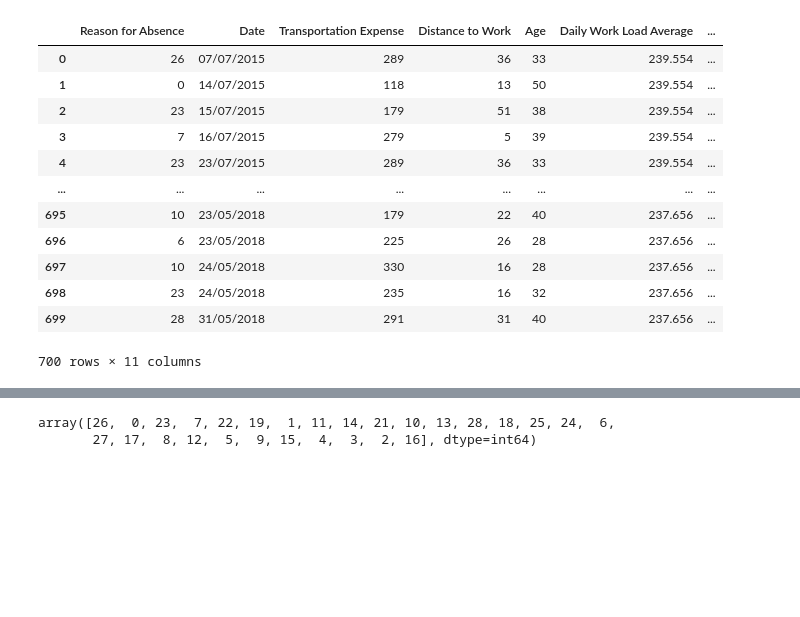
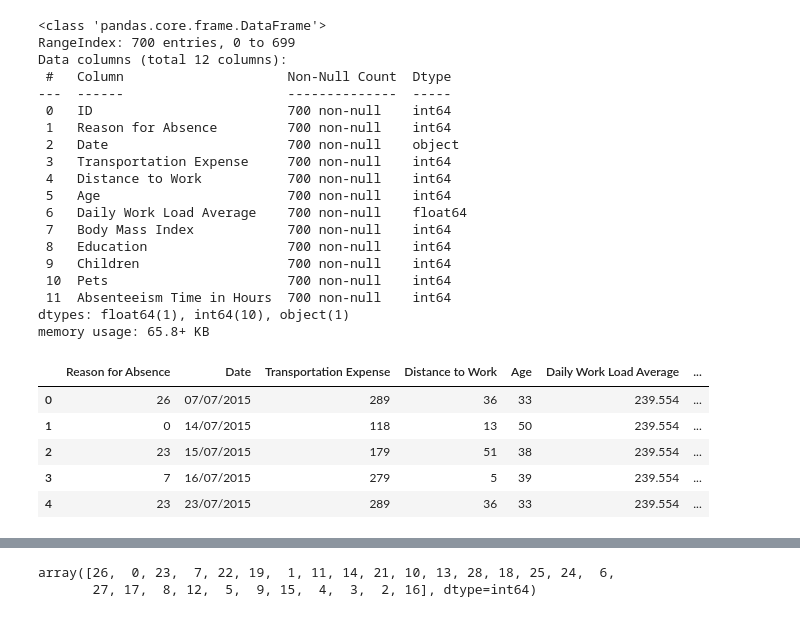
Before and after one commit to Est1y/Abscenteeism_Check, a Jupyter notebook: Abscenteism_project_Preprocesing_Steps.ipynb, the cells around one changed output, grey strips where cells are left out. Saved outputs shown, nothing was run; the diff lists cells and outputs as text; code cells hidden in the pictures; blank space fills up the shorter version.

```diff
--- a/Abscenteism_project_Preprocesing_Steps.ipynb
+++ b/Abscenteism_project_Preprocesing_Steps.ipynb
@@ -24,18 +19,33 @@ data
+# %%
+data.info()
+# %% [output]
+<class 'pandas.core.frame.DataFrame'>
+RangeIndex: 700 entries, 0 to 699
+Data columns (total 12 columns):
+ #   Column                     Non-Null Count  Dtype
+---  ------                     --------------  -----
+ 0   ID                         700 non-null    int64
+ 1   Reason for Absence         700 non-null    int64
+ 2   Date                       700 non-null    object
+ 3   Transportation Expense     700 non-null    int64
+ 4   Distance to Work           700 non-null    int64
+ 5   Age                        700 non-null    int64
+ 6   Daily Work Load Average    700 non-null    float64
+ 7   Body Mass Index            700 non-null    int64
+ 8   Education                  700 non-null    int64
+ 9   Children                   700 non-null    int64
+ 10  Pets                       700 non-null    int64
+ 11  Absenteeism Time in Hours  700 non-null    int64
+dtypes: float64(1), int64(10), object(1)
+memory usage: 65.8+ KB
 # %%
 data = data.drop(['ID'], axis=1)
 # %%
-data
+data.head()
 # %% [output]
 |  | Reason for Absence | Date | Transportation Expense | Distance to Work | Age | Daily Work Load Average | ... |
 | 0 | 26 | 07/07/2015 | 289 | 36 | 33 | 239.554 | ... |
 | 1 | 0 | 14/07/2015 | 118 | 13 | 50 | 239.554 | ... |
 | 2 | 23 | 15/07/2015 | 179 | 51 | 38 | 239.554 | ... |
 | 3 | 7 | 16/07/2015 | 279 | 5 | 39 | 239.554 | ... |
 | 4 | 23 | 23/07/2015 | 289 | 36 | 33 | 239.554 | ... |
-| ... | ... | ... | ... | ... | ... | ... | ... |
-| 695 | 10 | 23/05/2018 | 179 | 22 | 40 | 237.656 | ... |
-| 696 | 6 | 23/05/2018 | 225 | 26 | 28 | 237.656 | ... |
-| 697 | 10 | 24/05/2018 | 330 | 16 | 28 | 237.656 | ... |
-| 698 | 23 | 24/05/2018 | 235 | 16 | 32 | 237.656 | ... |
-| 699 | 28 | 31/05/2018 | 291 | 31 | 40 | 237.656 | ... |
-700 rows × 11 columns
```
Also changed, not shown: parts of 25 cells of this notebook, 3 other files.
